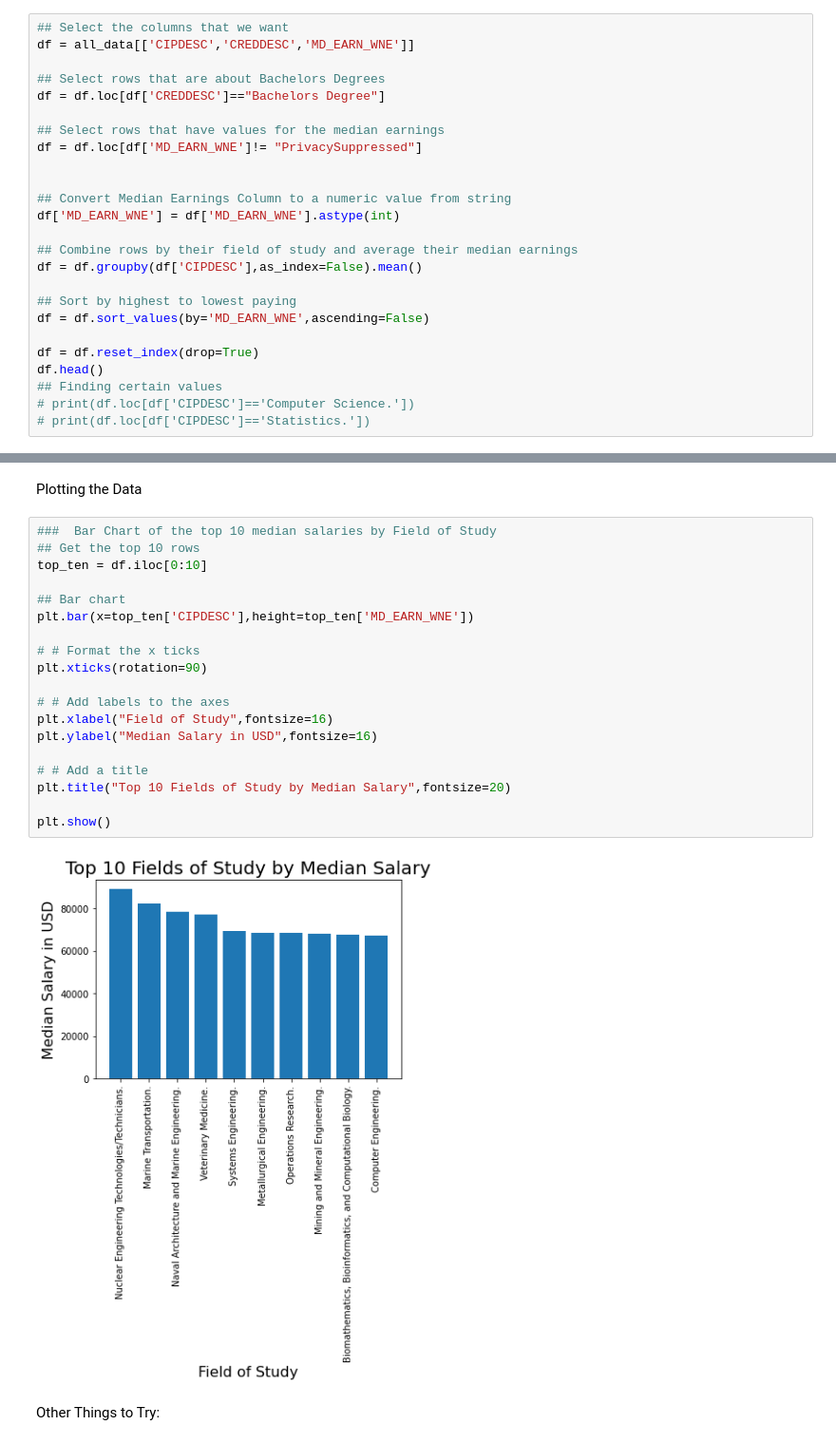
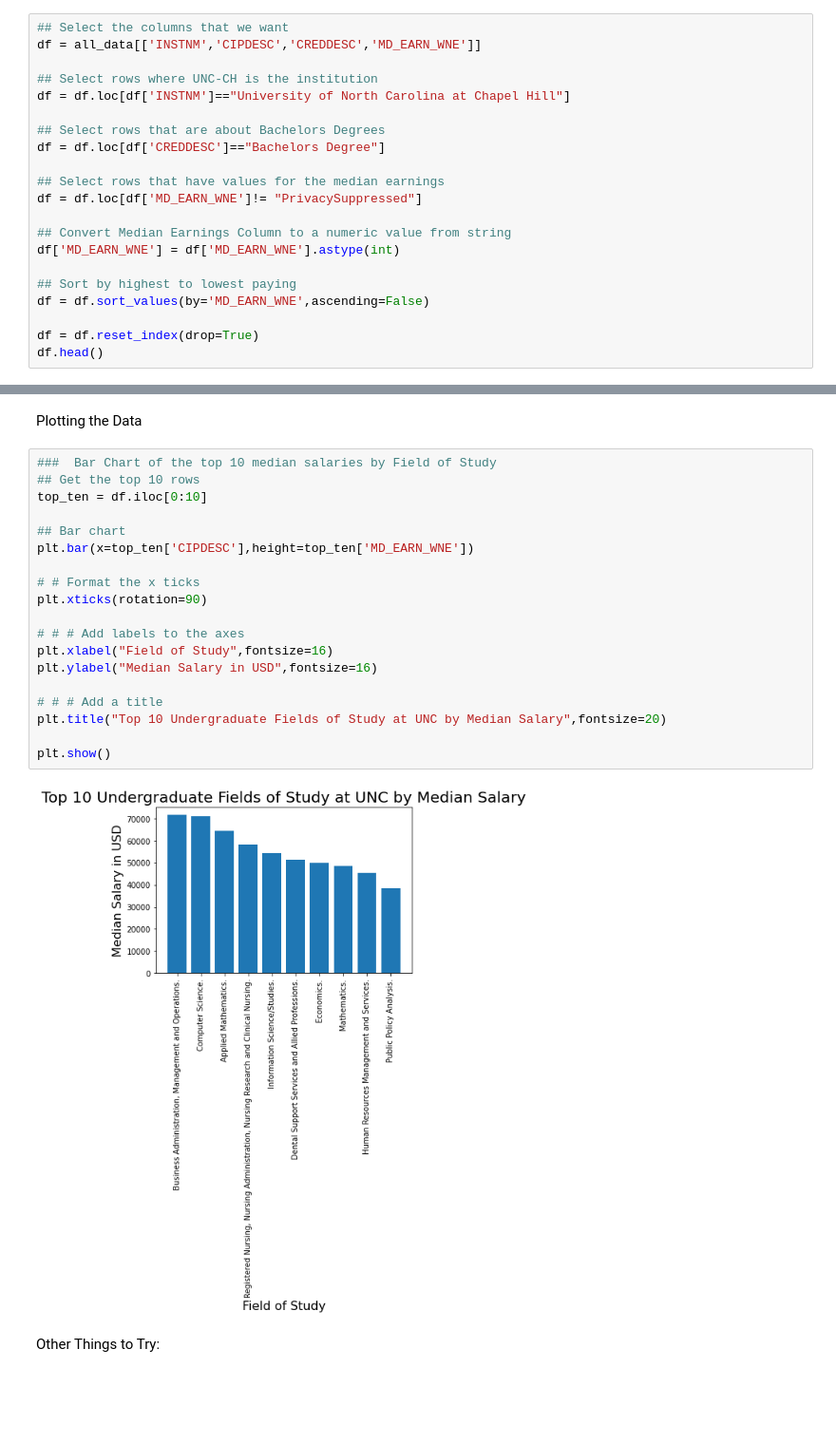
Before and after one commit to Amitparikh1/CADS_DataScienceWorkshop, a Jupyter notebook: Intro_To_DataScience_Workshop.ipynb, the cells around one changed output, grey strips where cells are left out. Shown at 95% size. Drawn from its saved outputs; the diff is of its cells as text; blank space fills up the shorter version.

```diff
--- a/Intro_To_DataScience_Workshop.ipynb
+++ b/Intro_To_DataScience_Workshop.ipynb
@@ -35,7 +35,10 @@ print(example)
 Clean the Data
 # %%
 ## Select the columns that we want
-df = all_data[['CIPDESC','CREDDESC','MD_EARN_WNE']]
+df = all_data[['INSTNM','CIPDESC','CREDDESC','MD_EARN_WNE']]
+
+## Select rows where UNC-CH is the institution
+df = df.loc[df['INSTNM']=="University of North Carolina at Chapel Hill"]
 
 ## Select rows that are about Bachelors Degrees
 df = df.loc[df['CREDDESC']=="Bachelors Degree"]
@@ -43,19 +46,12 @@ df = df.loc[df['CREDDESC']=="Bachelors Degree"]
 ## Select rows that have values for the median earnings
 df = df.loc[df['MD_EARN_WNE']!= "PrivacySuppressed"]
 
-
 ## Convert Median Earnings Column to a numeric value from string
 df['MD_EARN_WNE'] = df['MD_EARN_WNE'].astype(int)
-
-## Combine rows by their field of study and average their median earnings
-df = df.groupby(df['CIPDESC'],as_index=False).mean()
 
 ## Sort by highest to lowest paying
 df = df.sort_values(by='MD_EARN_WNE',ascending=False)
 
 df = df.reset_index(drop=True)
 df.head()
-## Finding certain values
-# print(df.loc[df['CIPDESC']=='Computer Science.'])
-# print(df.loc[df['CIPDESC']=='Statistics.'])
 # %% [output]
@@ -70,24 +66,24 @@ Plotting the Data
 # %%
 ###  Bar Chart of the top 10 median salaries by Field of Study
 ## Get the top 10 rows
 top_ten = df.iloc[0:10]
 
 ## Bar chart
 plt.bar(x=top_ten['CIPDESC'],height=top_ten['MD_EARN_WNE'])
 
 # # Format the x ticks
 plt.xticks(rotation=90)
 
-# # Add labels to the axes
+# # # Add labels to the axes
 plt.xlabel("Field of Study",fontsize=16)
 plt.ylabel("Median Salary in USD",fontsize=16)
 
-# # Add a title
-plt.title("Top 10 Fields of Study by Median Salary",fontsize=20)
+# # # Add a title
+plt.title("Top 10 Undergraduate Fields of Study at UNC by Median Salary",fontsize=20)
 
 plt.show()
 # %% [output]
-[figure, old version]
+[figure, new version]
 # %% [markdown]
 Other Things to Try:
 # %%
```
Also changed, not shown: parts of 1 cell of this notebook.
